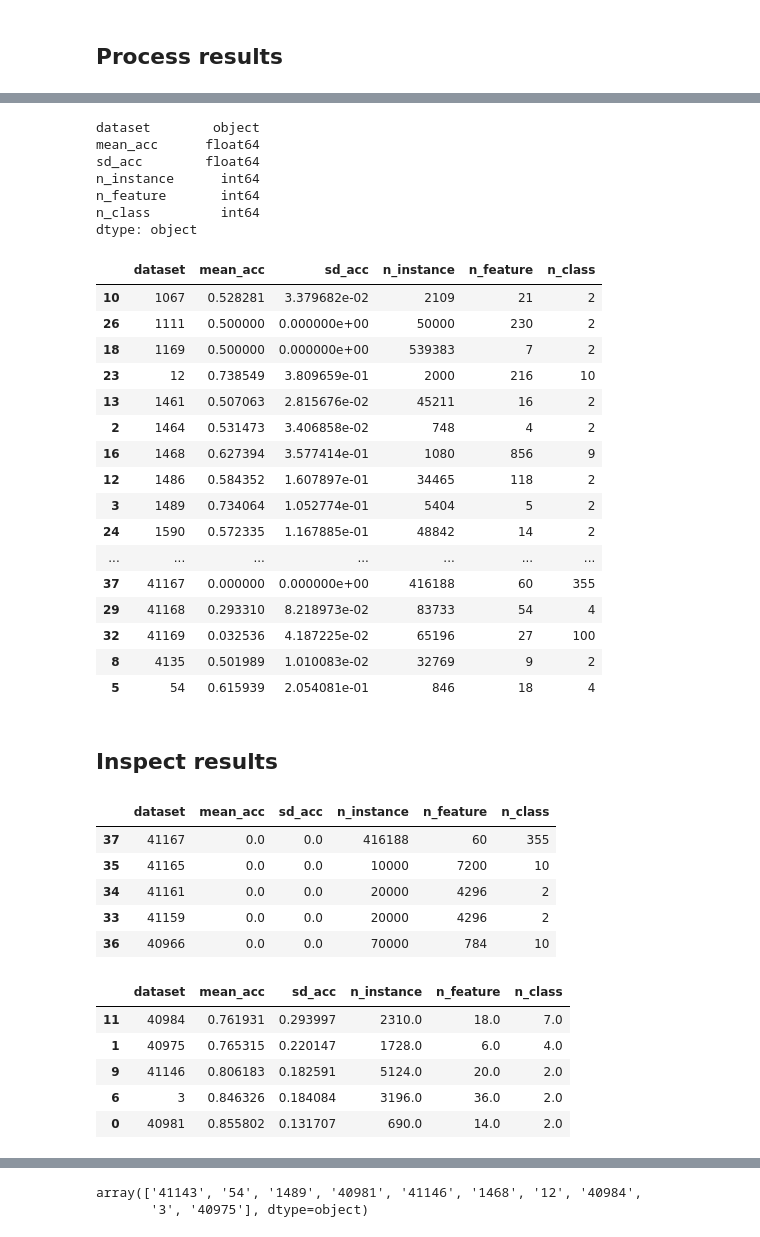
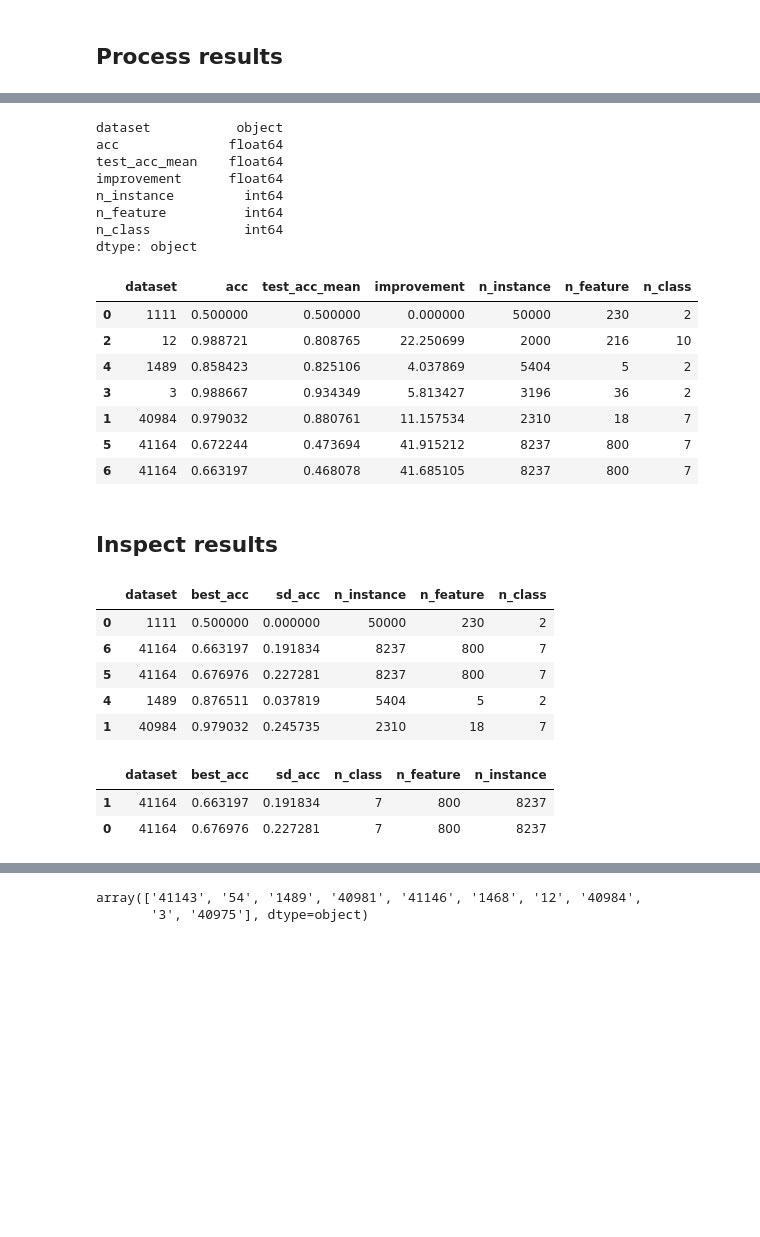
Before and after one commit to RichardMiddelkoop/AML_project_autosklearn_Px5_62275_-, a Jupyter notebook: random_search/random_search_Analyze_results.ipynb, the cells around one changed output, grey strips where cells are left out. Saved outputs shown, nothing was run; the diff lists cells and outputs as text; code cells hidden in the pictures; blank space fills up the shorter version.

```diff
--- a/random_search/random_search_Analyze_results.ipynb
+++ b/random_search/random_search_Analyze_results.ipynb
@@ -107,6 +106,7 @@ print(files)
 # %% [markdown]
 # Functions
 # %%
+from pandas.core.arrays import boolean
 def Load_result_pkl(folder_path, result_name):
     fname = os.path.join(folder_path, result_name)
     file_read = open(fname, "rb")
@@ -114,8 +114,11 @@ def Load_result_pkl(folder_path, result_name):
     file_read.close()
     return res
 
+def Extract(lst, item):
+    return list(list(zip(*lst))[item-1])
+
 def Prep_res_df(res, meta_features_df):
-    res_df = pd.DataFrame({k:{'mean_acc': np.mean(v['acc']), 'sd_acc': np.std(v['acc'])} for k,v in res.items()}).T
+    res_df = pd.DataFrame({k:{'acc': v['acc'][Extract(v['acc'],1).index(np.amax(Extract(v['acc'],1)))][1], 'test_acc_mean': np.mean(Extract(v['acc'],2)), 'improvement': (v['acc'][Extract(v['acc'],1).index(np.amax(Extract(v['acc'],1)))][1]-np.mean(Extract(v['acc'],2)))/np.mean(Extract(v['acc'],2))*100} for k,v in res.items()}).T
     res_df.reset_index(inplace=True)
     res_df.rename(columns={'index': 'dataset'}, inplace=True)
     res_df = res_df.merge(
@@ -281,55 +288,45 @@ for row in rows:
 # %%
-
-results_df = test
+# test = Load_result_pkl(results_folder, "experiment_20220119-000508")
+# results_df = test
 # type(results_df.iloc[:, 0])
 display(backup_results_df.dtypes)
-results_df.sort_values("dataset")
+# display(backup_results_df.dtypes)
+backup_results_df.sort_values("dataset")
 # %% [output]
-dataset        object
-mean_acc      float64
-sd_acc        float64
-n_instance      int64
-n_feature       int64
-n_class         int64
+dataset           object
+acc              float64
+test_acc_mean    float64
+improvement      float64
+n_instance         int64
+n_feature          int64
+n_class            int64
 dtype: object
-|  | dataset | mean_acc | sd_acc | n_instance | n_feature | n_class |
-| 10 | 1067 | 0.528281 | 3.379682e-02 | 2109 | 21 | 2 |
-| 26 | 1111 | 0.500000 | 0.000000e+00 | 50000 | 230 | 2 |
-| 18 | 1169 | 0.500000 | 0.000000e+00 | 539383 | 7 | 2 |
-| 23 | 12 | 0.738549 | 3.809659e-01 | 2000 | 216 | 10 |
-| 13 | 1461 | 0.507063 | 2.815676e-02 | 45211 | 16 | 2 |
-| 2 | 1464 | 0.531473 | 3.406858e-02 | 748 | 4 | 2 |
-| 16 | 1468 | 0.627394 | 3.577414e-01 | 1080 | 856 | 9 |
-| 12 | 1486 | 0.584352 | 1.607897e-01 | 34465 | 118 | 2 |
-| 3 | 1489 | 0.734064 | 1.052774e-01 | 5404 | 5 | 2 |
-| 24 | 1590 | 0.572335 | 1.167885e-01 | 48842 | 14 | 2 |
-| ... | ... | ... | ... | ... | ... | ... |
-| 37 | 41167 | 0.000000 | 0.000000e+00 | 416188 | 60 | 355 |
-| 29 | 41168 | 0.293310 | 8.218973e-02 | 83733 | 54 | 4 |
-| 32 | 41169 | 0.032536 | 4.187225e-02 | 65196 | 27 | 100 |
-| 8 | 4135 | 0.501989 | 1.010083e-02 | 32769 | 9 | 2 |
-| 5 | 54 | 0.615939 | 2.054081e-01 | 846 | 18 | 4 |
+|  | dataset | acc | test_acc_mean | improvement | n_instance | n_feature | n_class |
+| 0 | 1111 | 0.500000 | 0.500000 | 0.000000 | 50000 | 230 | 2 |
+| 2 | 12 | 0.988721 | 0.808765 | 22.250699 | 2000 | 216 | 10 |
+| 4 | 1489 | 0.858423 | 0.825106 | 4.037869 | 5404 | 5 | 2 |
+| 3 | 3 | 0.988667 | 0.934349 | 5.813427 | 3196 | 36 | 2 |
+| 1 | 40984 | 0.979032 | 0.880761 | 11.157534 | 2310 | 18 | 7 |
+| 5 | 41164 | 0.672244 | 0.473694 | 41.915212 | 8237 | 800 | 7 |
+| 6 | 41164 | 0.663197 | 0.468078 | 41.685105 | 8237 | 800 | 7 |
 # %% [markdown]
 ## Inspect results
 # %%
 # Worst 5
-results_df.sort_values('mean_acc').head()
+backup_results_df.sort_values('best_acc').head()
 # %% [output]
-|  | dataset | mean_acc | sd_acc | n_instance | n_feature | n_class |
-| 37 | 41167 | 0.0 | 0.0 | 416188 | 60 | 355 |
-| 35 | 41165 | 0.0 | 0.0 | 10000 | 7200 | 10 |
-| 34 | 41161 | 0.0 | 0.0 | 20000 | 4296 | 2 |
-| 33 | 41159 | 0.0 | 0.0 | 20000 | 4296 | 2 |
-| 36 | 40966 | 0.0 | 0.0 | 70000 | 784 | 10 |
+|  | dataset | best_acc | sd_acc | n_instance | n_feature | n_class |
+| 0 | 1111 | 0.500000 | 0.000000 | 50000 | 230 | 2 |
+| 6 | 41164 | 0.663197 | 0.191834 | 8237 | 800 | 7 |
+| 5 | 41164 | 0.676976 | 0.227281 | 8237 | 800 | 7 |
+| 4 | 1489 | 0.876511 | 0.037819 | 5404 | 5 | 2 |
+| 1 | 40984 | 0.979032 | 0.245735 | 2310 | 18 | 7 |
 # %%
 # Best 5
-results_df.sort_values('mean_acc').tail()
+results_df.sort_values('best_acc').tail()
 # %% [output]
-|  | dataset | mean_acc | sd_acc | n_instance | n_feature | n_class |
-| 11 | 40984 | 0.761931 | 0.293997 | 2310.0 | 18.0 | 7.0 |
-| 1 | 40975 | 0.765315 | 0.220147 | 1728.0 | 6.0 | 4.0 |
-| 9 | 41146 | 0.806183 | 0.182591 | 5124.0 | 20.0 | 2.0 |
-| 6 | 3 | 0.846326 | 0.184084 | 3196.0 | 36.0 | 2.0 |
-| 0 | 40981 | 0.855802 | 0.131707 | 690.0 | 14.0 | 2.0 |
+|  | dataset | best_acc | sd_acc | n_class | n_feature | n_instance |
+| 1 | 41164 | 0.663197 | 0.191834 | 7 | 800 | 8237 |
+| 0 | 41164 | 0.676976 | 0.227281 | 7 | 800 | 8237 |
 # %%
 # all
```
Also changed, not shown: parts of 9 cells of this notebook.
